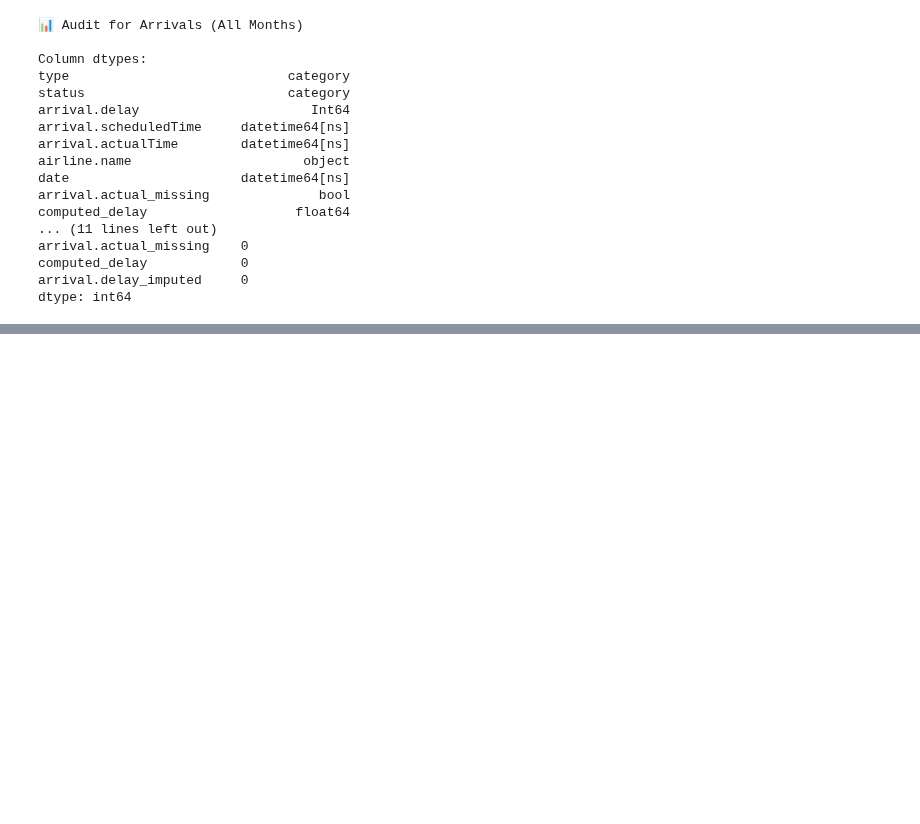
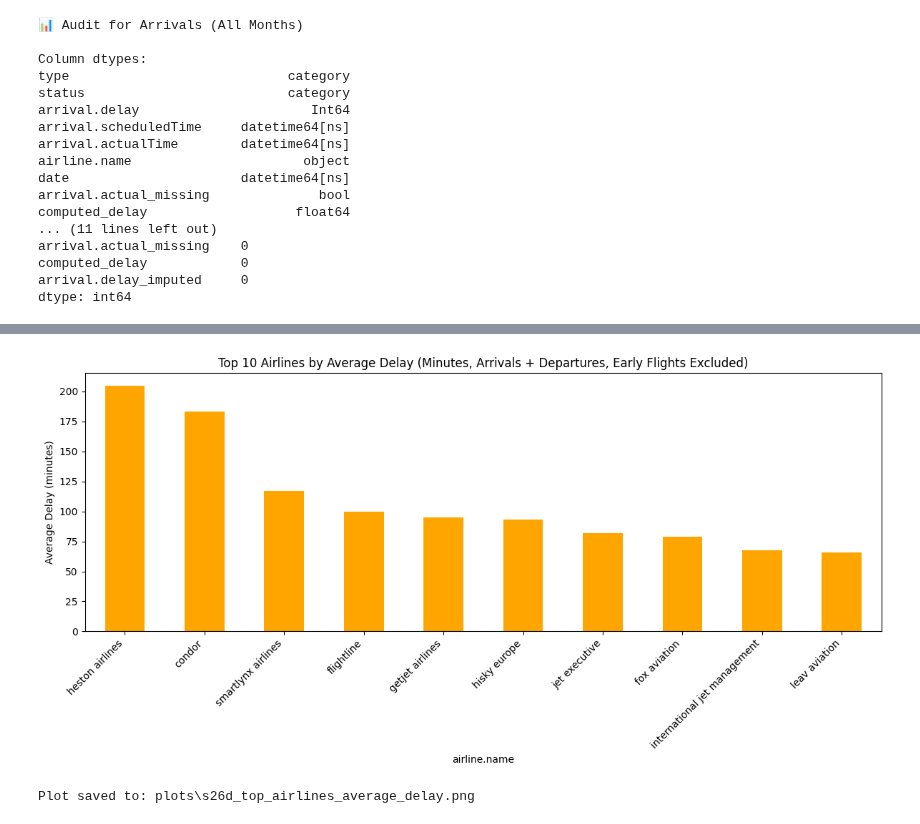
Before and after one commit to ECronin1973/programming-for-data-analytics, a Jupyter notebook: project/project.ipynb, the cells around one changed output, grey strips where cells are left out. Cells and saved outputs as stored; diff of their text form; code cells hidden in the pictures; blank space fills up the shorter version.

```diff
--- a/project/project.ipynb
+++ b/project/project.ipynb
@@ -2823,17 +3134,51 @@ Targeted bar plots are generated to show the **average delay per airline** acros
 # %%
-arr_delay_air = df_arrivals[df_arrivals["arrival.delay"] >= 0].groupby("airline.name")["arrival.delay"].mean().rename("Arrivals")
-dep_delay_air = df_departures[df_departures["departure.delay"] >= 0].groupby("airline.name")["departure.delay"].mean().rename("Departures")
+# 📑 Step 26d – Average Delay by Airline
 
+import matplotlib.pyplot as plt
+from pathlib import Path
+
+# ✅ Create plots directory if it doesn't exist
+PLOTS_DIR = Path("plots")
+PLOTS_DIR.mkdir(parents=True, exist_ok=True)
+
+# ✅ Compute average delays per airline (excluding early flights)
+arr_delay_air = (
+    df_arrivals[df_arrivals["arrival.delay"] >= 0]
+    .groupby("airline.name")["arrival.delay"]
+    .mean()
+    .rename("Arrivals")
+)
+dep_delay_air = (
+    df_departures[df_departures["departure.delay"] >= 0]
+    .groupby("airline.name")["departure.delay"]
+    .mean()
+    .rename("Departures")
+)
+
+# ✅ Combine arrivals and departures into one dataset
 avg_delay_airline = pd.concat([arr_delay_air, dep_delay_air], axis=1)
 avg_delay_airline["MeanDelay"] = avg_delay_airline.mean(axis=1)
 
+# ✅ Select top 10 airlines by average delay
 top_delay_airlines = avg_delay_airline.sort_values("MeanDelay", ascending=False).head(10)
 
+# ✅ Generate plot
 plt.figure(figsize=(12,6))
 top_delay_airlines["MeanDelay"].plot(kind="bar", color="orange")
 plt.title("Top 10 Airlines by Average Delay (Minutes, Arrivals + Departures, Early Flights Excluded)")
 plt.ylabel("Average Delay (minutes)")
 plt.xticks(rotation=45, ha="right")
 plt.tight_layout()
+
+# ✅ Save plot to 'plots' folder
+plot_path = PLOTS_DIR / "s26d_top_airlines_average_delay.png"
+plt.savefig(plot_path)
+
+# ✅ Show plot inline
 plt.show()
+
+print(f"Plot saved to: {plot_path}")
+# %% [output]
+[figure, added]
+Plot saved to: plots\s26d_top_airlines_average_delay.png
 # %% [markdown]
```
Also changed, not shown: parts of 116 cells of this notebook, 16 other files.
